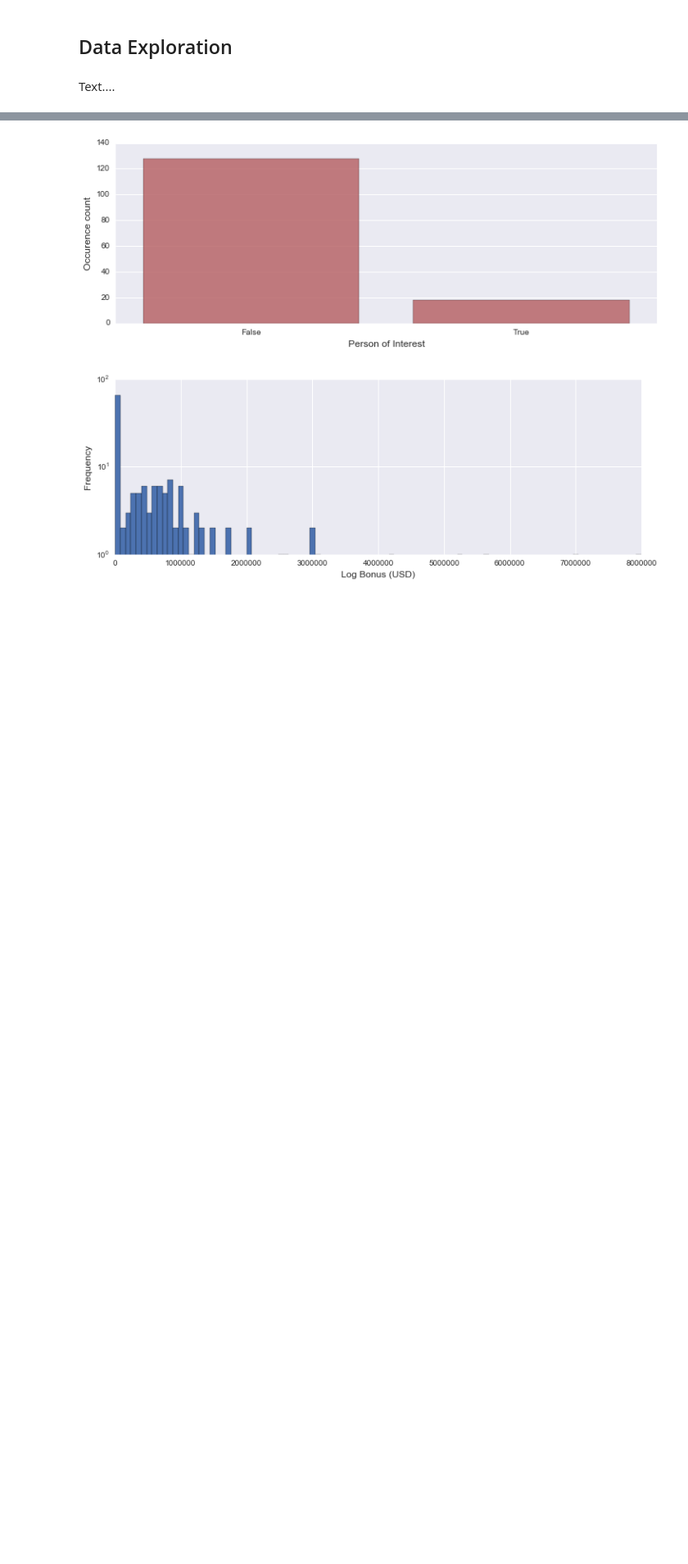
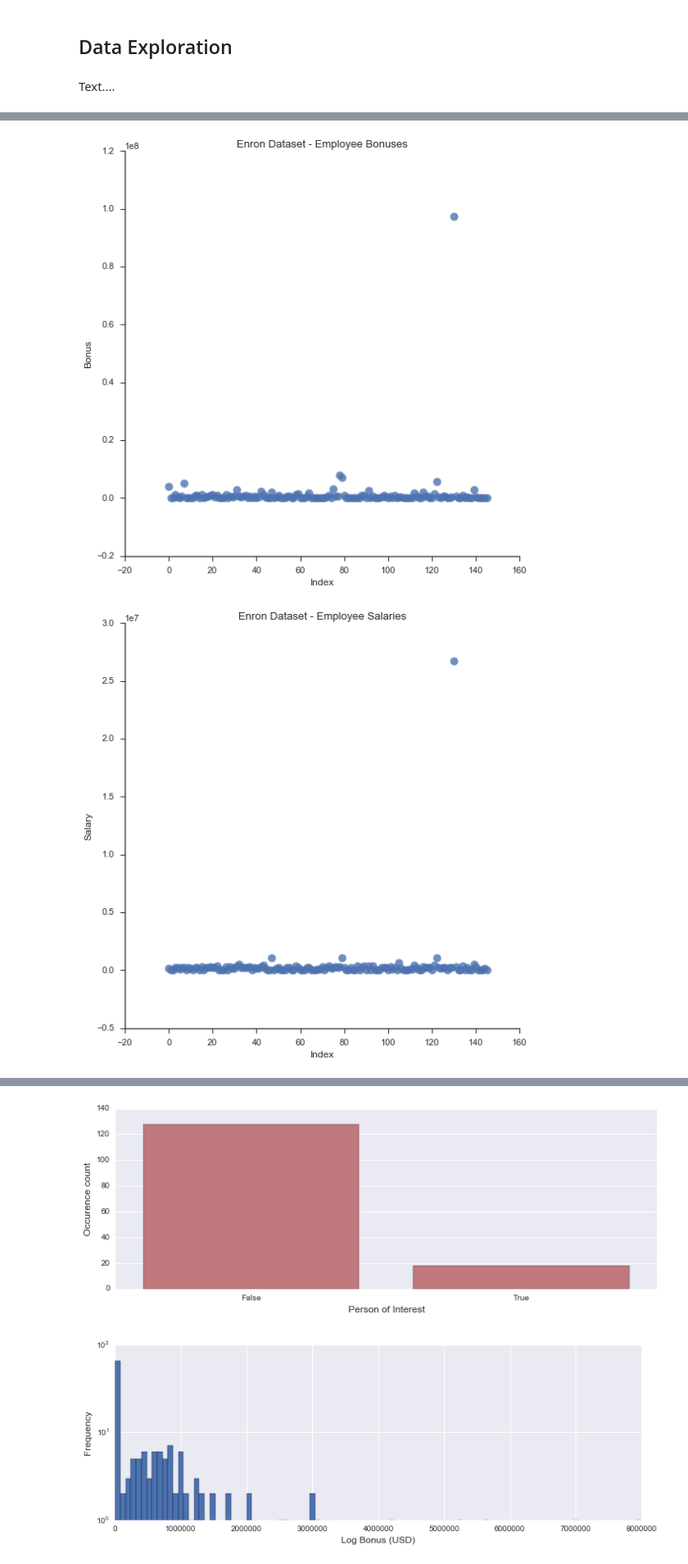
Before and after one commit to ian-whitestone/enron-poi-classification, a Jupyter notebook: enron_eda.ipynb, the cells around one changed output, grey strips where cells are left out. Shown: that part at 82% size. Saved outputs shown, nothing was run; the diff lists cells and outputs as text; code cells hidden in the pictures; blank space fills up the shorter version.

```diff
--- a/enron_eda.ipynb
+++ b/enron_eda.ipynb
@@ -24,3 +24,5 @@ p = sns.color_palette()
 ## import dataset
 with open("final_project_dataset.pkl", "rb") as data_file:
     my_dataset = pickle.load(data_file)
+# %%
+df = pd.DataFrame.from_dict(my_dataset,orient='index')
@@ -26,0 +31,4 @@ with open("final_project_dataset.pkl", "rb") as data_file:
+# %%
+df['name'] = df.index
+df = df.reset_index()
+df['index'] = df.index
@@ -27,3 +45,32 @@ with open("final_project_dataset.pkl", "rb") as data_file:
+# %%
+df['bonus'] = df['bonus'].replace('NaN',0)
+df['salary'] = df['salary'].replace('NaN',0)
+# %%
+sns.set_context("notebook", font_scale=1.1)
+sns.set_style("ticks")
+
+sns.lmplot('index', 'bonus',
+           data=df,
+           fit_reg=False,
+           scatter_kws={"marker": "D",
+                        "s": 100},
+          size=8);
+plt.title('Enron Dataset - Employee Bonuses');
+plt.xlabel('Index');
+plt.ylabel('Bonus');
+
+sns.lmplot('index', 'salary',
+           data=df,
+           fit_reg=False,
+           scatter_kws={"marker": "D",
+                        "s": 100},
+          size=8);
+plt.title('Enron Dataset - Employee Salaries');
+plt.xlabel('Index');
+plt.ylabel('Salary');
+# %% [output]
+[figure, added]
+[figure, added]
 # %%
 my_dataset.pop('TOTAL');
 # %%
```
Also changed, not shown: parts of 11 cells of this notebook, 1 other file.
